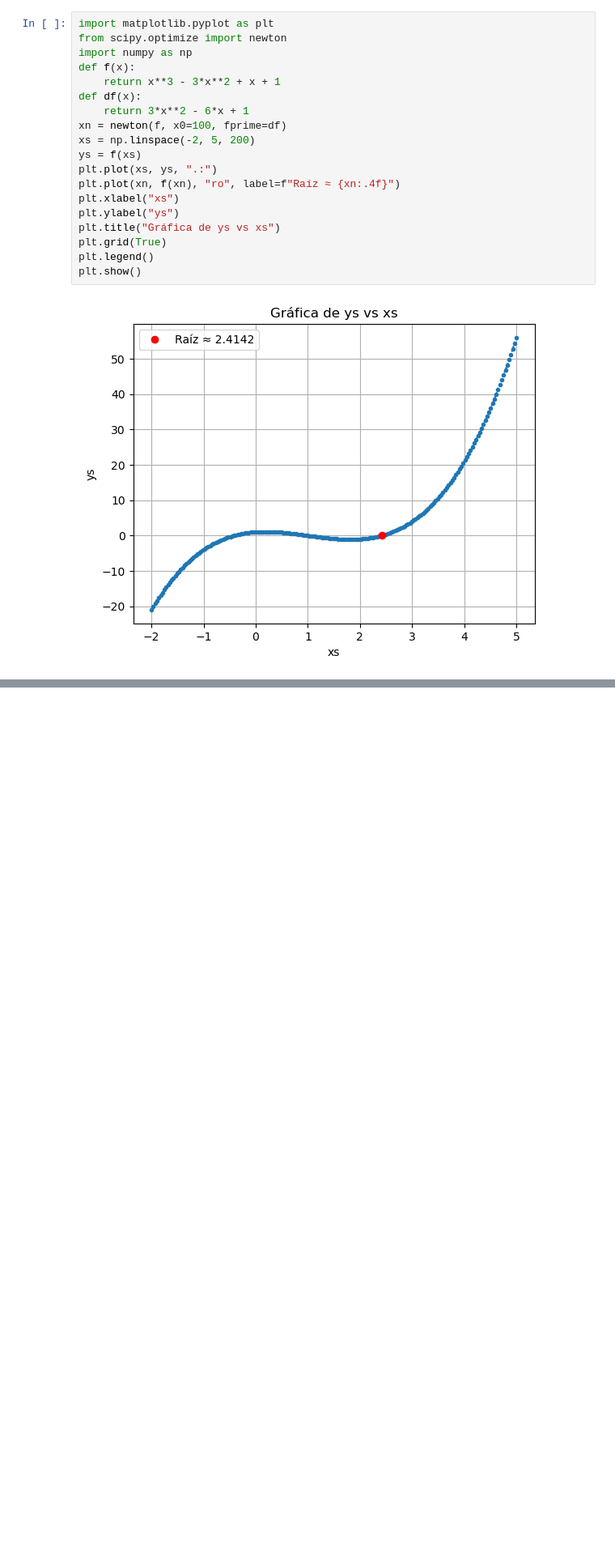
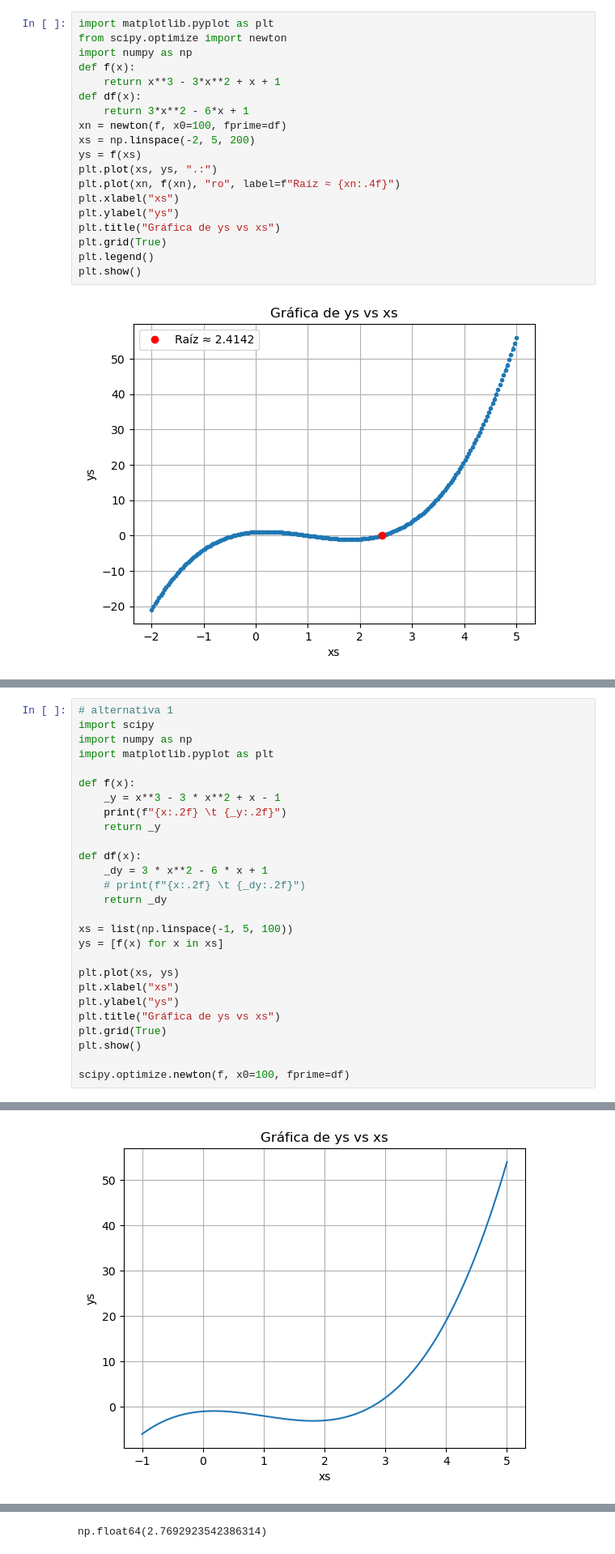
Before and after one commit to Josephdaniel15/M-todo-de-Newton-vs-Secante, a Jupyter notebook: tallerMetodos.ipynb, the cells around one changed output, grey strips where cells are left out. Shown at 81% size. Saved outputs shown, nothing was run; the diff lists cells and outputs as text; blank space fills up the shorter version.

Commit message:
Agrega método de Newton

```diff
--- a/tallerMetodos.ipynb
+++ b/tallerMetodos.ipynb
@@ -130,0 +137,28 @@ plt.show()
+# %%
+# alternativa 1
+import scipy
+import numpy as np
+import matplotlib.pyplot as plt
+
+def f(x):
+    _y = x**3 - 3 * x**2 + x - 1
+    print(f"{x:.2f} \t {_y:.2f}")
+    return _y
+
+def df(x):
+    _dy = 3 * x**2 - 6 * x + 1
+    # print(f"{x:.2f} \t {_dy:.2f}")
+    return _dy
+
+xs = list(np.linspace(-1, 5, 100))
+ys = [f(x) for x in xs]
+
+plt.plot(xs, ys)
+plt.xlabel("xs")
+plt.ylabel("ys")
+plt.title("Gráfica de ys vs xs")
+plt.grid(True)
+plt.show()
+
+scipy.optimize.newton(f, x0=100, fprime=df)
+# %% [output]
@@ -130,0 +182 @@ plt.show()
+[figure, added]
@@ -130,0 +198 @@ plt.show()
+np.float64(2.7692923542386314)
```
Also changed, not shown: parts of 8 cells of this notebook.
